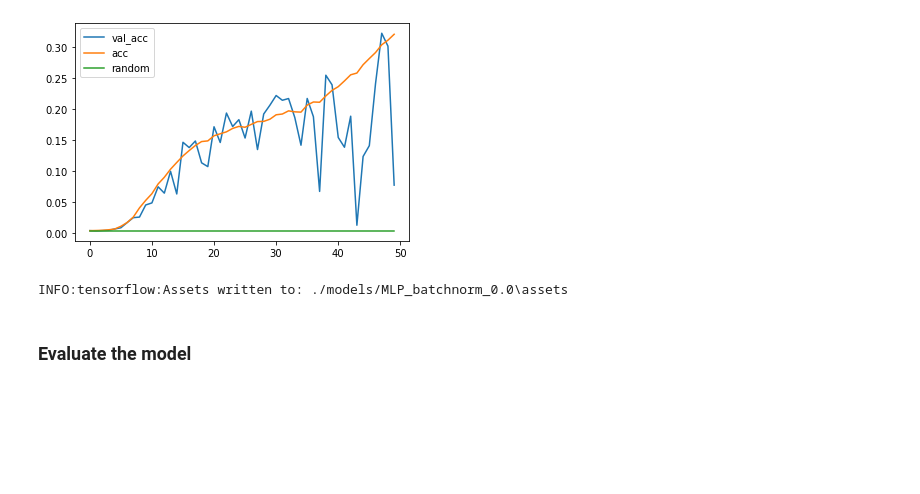
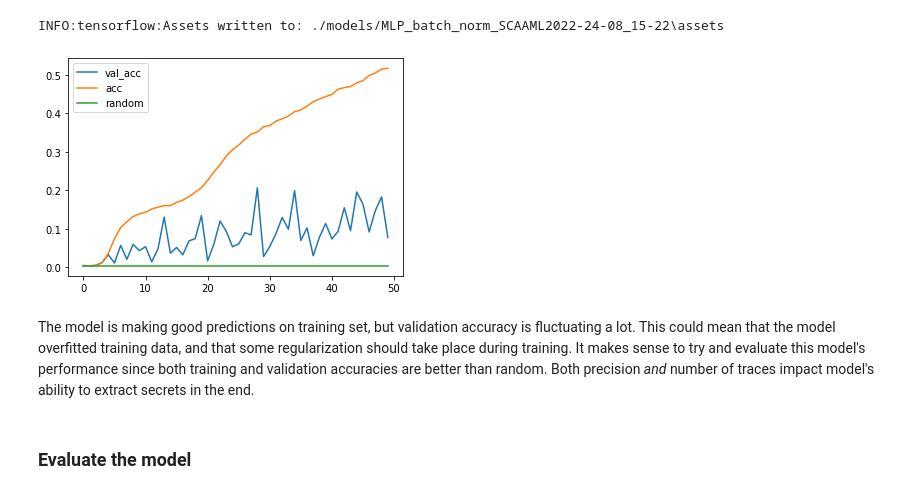
Before and after one commit to rubidijum/MachineLearningSCA, a Jupyter notebook: 1_0_SCA_MLP.ipynb, the cells around one changed output. Drawn from its saved outputs; the diff is of its cells as text; code cells hidden in the pictures; blank space fills up the shorter version.

```diff
--- a/1_0_SCA_MLP.ipynb
+++ b/1_0_SCA_MLP.ipynb
@@ -63,2 +88,7 @@ ATTACK_BYTE = 0
+# %%
+(X_profiling, y_profiling) = training_data.X, training_data.y
+
+#NOTE: attack data is not needed except when attacking
+# (X_attack, y_attack, keys, plaintexts) = attack_data.X, attack_data.y, attack_data.keys, attack_data.plaintexts
 # %%
-input_vector_shape = X_train.shape[1]
+input_vector_shape = X_profiling.shape[1]
@@ -202,19 +237,30 @@ Trainable params: 2,213,256
 Non-trainable params: 800
 _________________________________________________________________
 # %%
-MLP_optimizer = tf.keras.optimizers.RMSprop(learning_rate=0.00001)
+MLP_optimizer = tf.keras.optimizers.RMSprop(learning_rate=0.00005)
 
 MLP_batchnorm.compile(loss='categorical_crossentropy',
                  optimizer=MLP_optimizer,
                  metrics=['accuracy'])
 # %%
-_log_dir = log_root_path + 'MLP_batchnorm_' + datetime.now().strftime("%Y-%d-%m_%H-%M")
+_time = datetime.now().strftime("%Y-%d-%m_%H-%M")
+
+_log_dir = log_root_path + 'MLP_batchnorm_' + _time
+
+checkpoint_filepath = './checkpoints/' + MLP_batchnorm.name + '_' + _time
 
 callbacks_list = [
     tf.keras.callbacks.EarlyStopping(monitor='loss', patience=3),
-    tf.keras.callbacks.TensorBoard(log_dir=_log_dir, histogram_freq=1)
+    tf.keras.callbacks.TensorBoard(log_dir=_log_dir, histogram_freq=1),
+    tf.keras.callbacks.ModelCheckpoint(filepath=checkpoint_filepath,
+                                       save_weights_only=True,
+                                       monitor='val_accuracy',
+                                       mode='max',
+                                       save_best_only=True)
 ]
 
-history = MLP_batchnorm.fit(X_train, y_train, batch_size=32, epochs=50, verbose=1, validation_data=(X_test, y_test), callbacks=callbacks_list)
+history = MLP_batchnorm.fit(X_profiling, y_profiling, batch_size=32, epochs=50, verbose=1, validation_split=0.2, callbacks=callbacks_list)
+
+MLP_batchnorm.save(save_models_root_path + MLP_batchnorm.name + _time)
 # %% [output]
 Epoch 1/50
@@ -263,16 +292,12 @@ Epoch 50/50
-# %%
-random_accuracy = [1/256] * len(history.history['val_accuracy'])
-
-plt.plot(history.history['val_accuracy'])
-plt.plot(history.history['accuracy'])
-plt.plot(random_accuracy)
-plt.legend(['val_acc', 'acc', 'random'],loc='best')
-plt.show()
-# %% [output]
-[figure, removed]
-# %%
-MLP_batchnorm.save('./models/MLP_batchnorm_0.0')
-# %% [output]
-INFO:tensorflow:Assets written to: ./models/MLP_batchnorm_0.0\assets
+# %%
+MLP_batchnorm.save(save_models_root_path + MLP_batchnorm.name + _time)
+# %% [output]
+INFO:tensorflow:Assets written to: ./models/MLP_batch_norm_SCAAML2022-24-08_15-22\assets
+# %%
+MLP_batchnorm.plot_model_history()
+# %% [output]
+[figure, added]
+# %% [markdown]
+The model is making good predictions on training set, but validation accuracy is fluctuating a lot. This could mean that the model overfitted training data, and that some regularization should take place during training. It makes sense to try and evaluate this model's performance since both training and validation accuracies are better than random. Both precision *and* number of traces impact model's ability to extract secrets in the end.
 # %% [markdown]
 ### Evaluate the model
```
Also changed, not shown: parts of 167 cells of this notebook, 1 other file.
